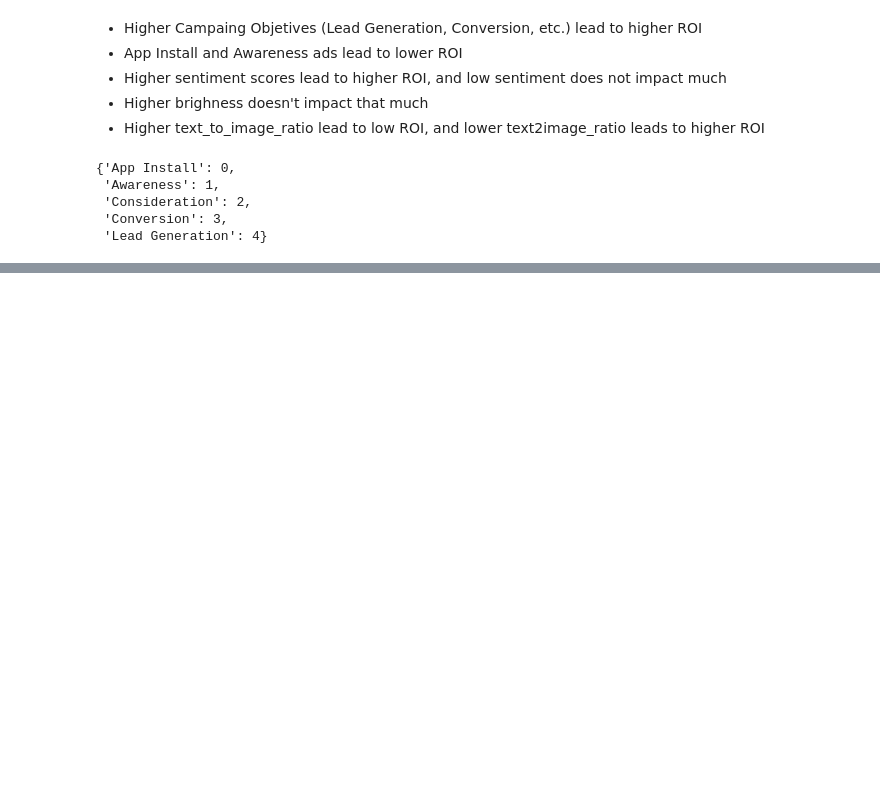
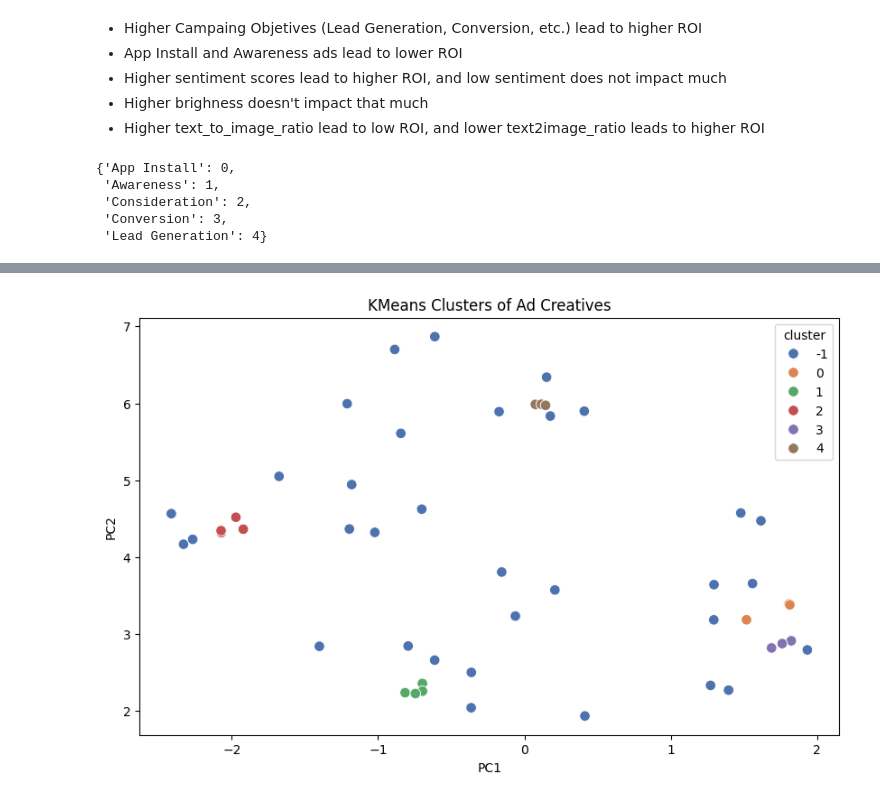
Before and after one commit to jonasgabriel18/millai-take-home-challenge, a Jupyter notebook: models.ipynb, the cells around one changed output, grey strips where cells are left out. Saved outputs shown, nothing was run; the diff lists cells and outputs as text; code cells hidden in the pictures; blank space fills up the shorter version.

```diff
--- a/models.ipynb
+++ b/models.ipynb
@@ -184,0 +214,7 @@ mapping
+# %%
+scaler_2 = StandardScaler()
+features_scaled = scaler_2.fit_transform(df)
+# %%
+dbscan = DBSCAN(eps=2, min_samples=3)
+clusters = dbscan.fit_predict(features_scaled)
+df['cluster'] = clusters
@@ -184,0 +230,14 @@ mapping
+# %%
+tsne = TSNE(n_components=2, perplexity=30, random_state=42)
+tsne_results = tsne.fit_transform(features_scaled)
+
+df['PC1'] = tsne_results[:, 0]
+df['PC2'] = tsne_results[:, 1]
+
+# Visualizar clusters
+plt.figure(figsize=(10, 6))
+sns.scatterplot(data=df, x='PC1', y='PC2', hue='cluster', palette='deep', s=70)
+plt.title('KMeans Clusters of Ad Creatives')
+plt.show()
+# %% [output]
+[figure, added]
```
Also changed, not shown: parts of 8 cells of this notebook, 3 other files.
